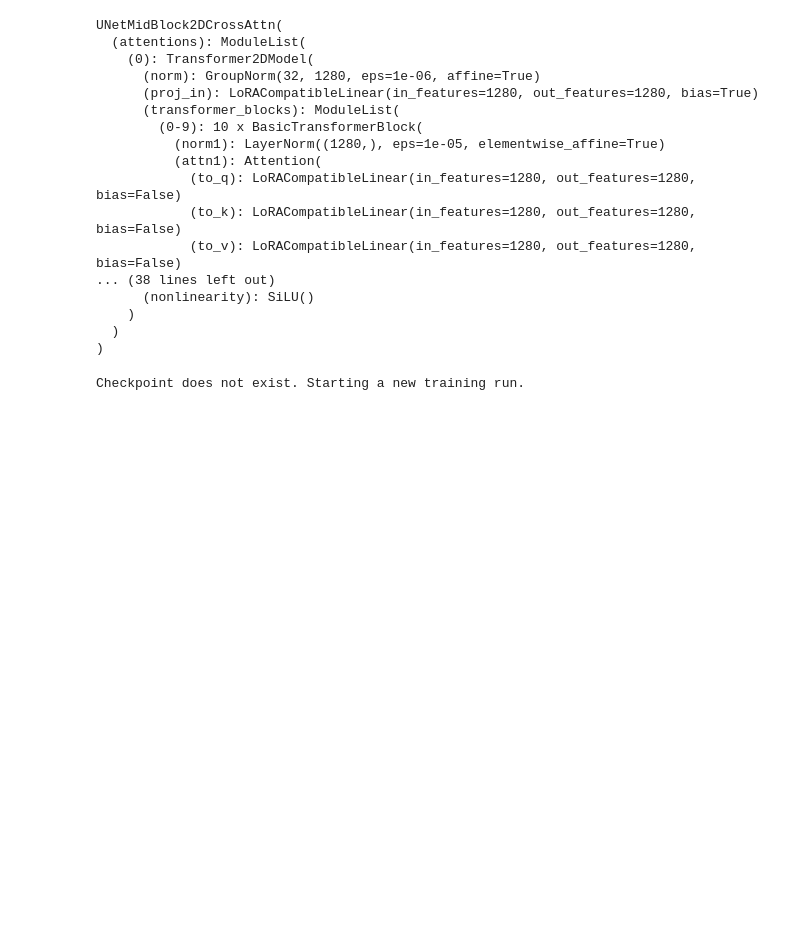
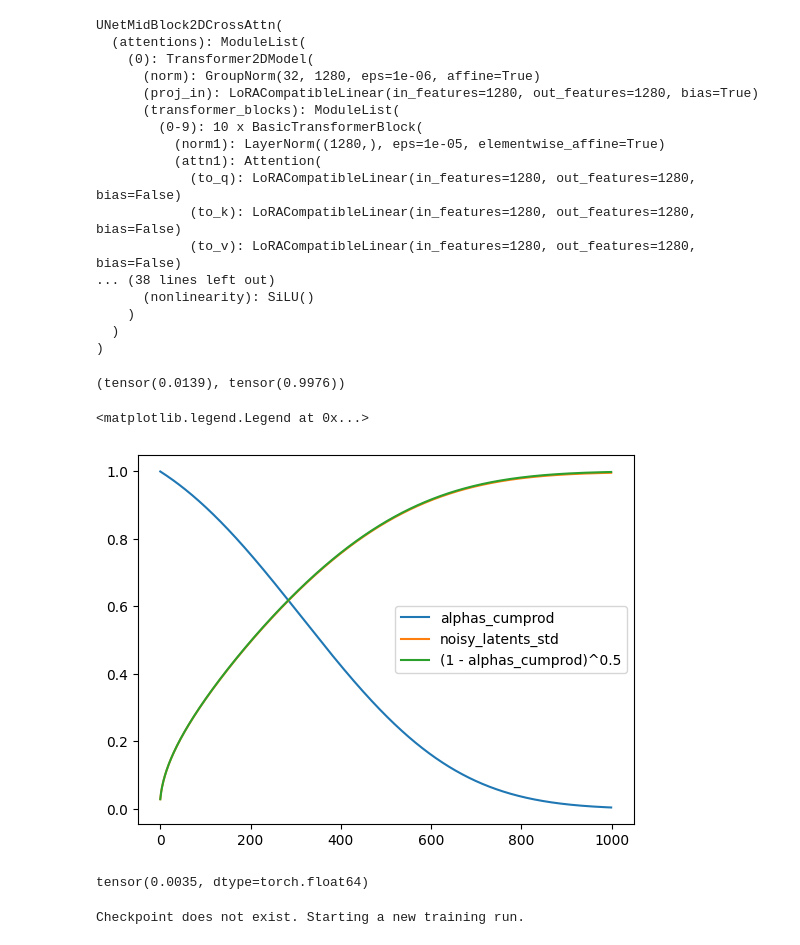
Before and after one commit to EkaterinaAdishcheva/Diploma, a Jupyter notebook: notebooks/tune.ipynb, the cells around one changed output. Cells and saved outputs as stored; diff of their text form; code cells hidden in the pictures; blank space fills up the shorter version.

```diff
--- a/notebooks/tune.ipynb
+++ b/notebooks/tune.ipynb
@@ -535,6 +561,33 @@ UNetMidBlock2DCrossAttn(
     )
   )
 )
+# %%
+noise = torch.randn(size=(124,124))
+noise.mean(), noise.std()
+# %% [output]
+(tensor(0.0139), tensor(0.9976))
+# %%
+latents = torch.zeros(size=(124,124))
+
+noisy_latents_mean = np.zeros(1000)
+noisy_latents_std = np.zeros(1000)
+
+for i in range(1000):
+    noisy_latents = noise_scheduler.add_noise(latents, noise, torch.tensor([i]))
+    noisy_latents_mean[i] = noisy_latents.mean()
+    noisy_latents_std[i] = noisy_latents.std()
+# %%
+plt.plot(noise_scheduler.alphas_cumprod, label="alphas_cumprod")
+plt.plot(noisy_latents_std, label="noisy_latents_std")
+plt.plot((1 - noise_scheduler.alphas_cumprod)**0.5, label="(1 - alphas_cumprod)^0.5")
+plt.legend()
+# %% [output]
+<matplotlib.legend.Legend at 0x...>
+[figure, added]
+# %%
+(((1 - noise_scheduler.alphas_cumprod)**0.5 - noisy_latents_std)**2).sum()
+# %% [output]
+tensor(0.0035, dtype=torch.float64)
 # %%
 projector = Projector(1280, 2048)
 # %%
```
Also changed, not shown: parts of 19 cells of this notebook, 10 other files.
